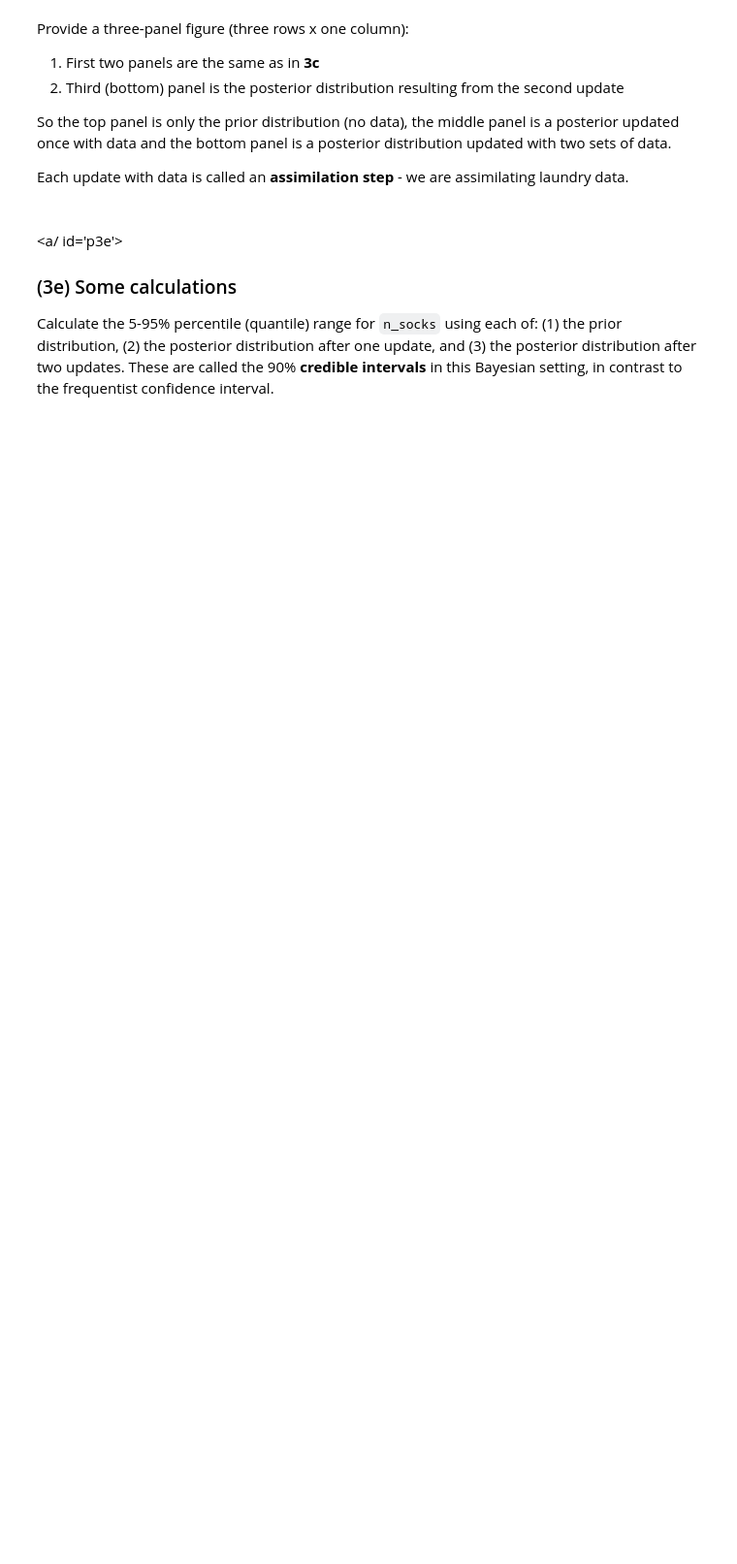
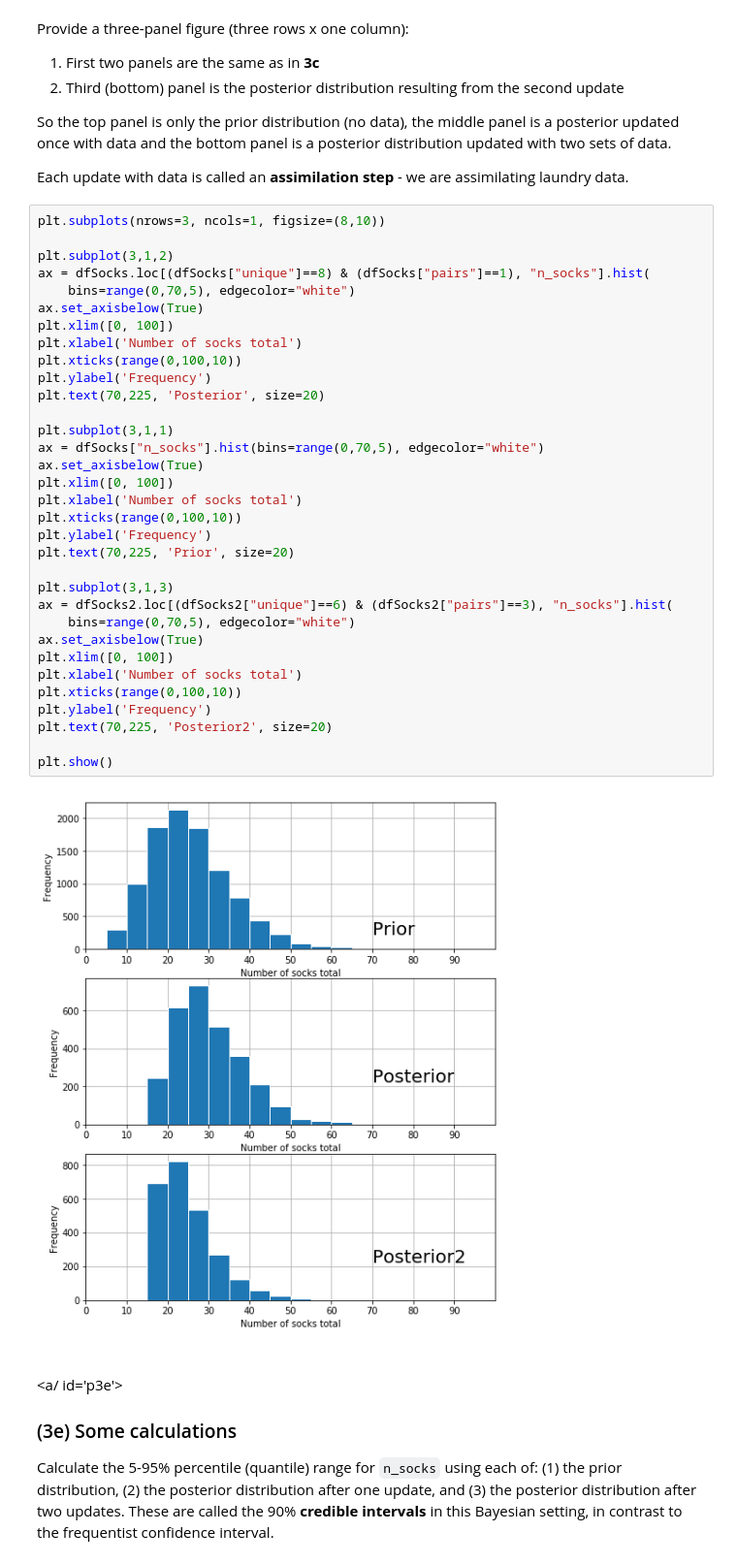
Before and after one commit to BrennonLee/AI, a Jupyter notebook: hw/csci3202_hw04_Brennon_Lee.ipynb, the cells around one changed output. Shown at 97% size. Saved outputs shown, nothing was run; the diff lists cells and outputs as text; blank space fills up the shorter version.

```diff
--- a/hw/csci3202_hw04_Brennon_Lee.ipynb
+++ b/hw/csci3202_hw04_Brennon_Lee.ipynb
@@ -1237,6 +1272,41 @@ Provide a three-panel figure (three rows x one column):
 So the top panel is only the prior distribution (no data), the middle panel is a posterior updated once with data and the bottom panel is a posterior distribution updated with two sets of data.
 
 Each update with data is called an **assimilation step** - we are assimilating laundry data.
+# %%
+plt.subplots(nrows=3, ncols=1, figsize=(8,10))
+
+plt.subplot(3,1,2)
+ax = dfSocks.loc[(dfSocks["unique"]==8) & (dfSocks["pairs"]==1), "n_socks"].hist(
+    bins=range(0,70,5), edgecolor="white")
+ax.set_axisbelow(True)
+plt.xlim([0, 100])
+plt.xlabel('Number of socks total')
+plt.xticks(range(0,100,10))
+plt.ylabel('Frequency')
+plt.text(70,225, 'Posterior', size=20)
+
+plt.subplot(3,1,1)
+ax = dfSocks["n_socks"].hist(bins=range(0,70,5), edgecolor="white")
+ax.set_axisbelow(True)
+plt.xlim([0, 100])
+plt.xlabel('Number of socks total')
+plt.xticks(range(0,100,10))
+plt.ylabel('Frequency')
+plt.text(70,225, 'Prior', size=20)
+
+plt.subplot(3,1,3)
+ax = dfSocks2.loc[(dfSocks2["unique"]==6) & (dfSocks2["pairs"]==3), "n_socks"].hist(
+    bins=range(0,70,5), edgecolor="white")
+ax.set_axisbelow(True)
+plt.xlim([0, 100])
+plt.xlabel('Number of socks total')
+plt.xticks(range(0,100,10))
+plt.ylabel('Frequency')
+plt.text(70,225, 'Posterior2', size=20)
+
+plt.show()
+# %% [output]
+[figure, added]
 # %% [markdown]
 <br>
 
```
Also changed, not shown: parts of 11 cells of this notebook.
